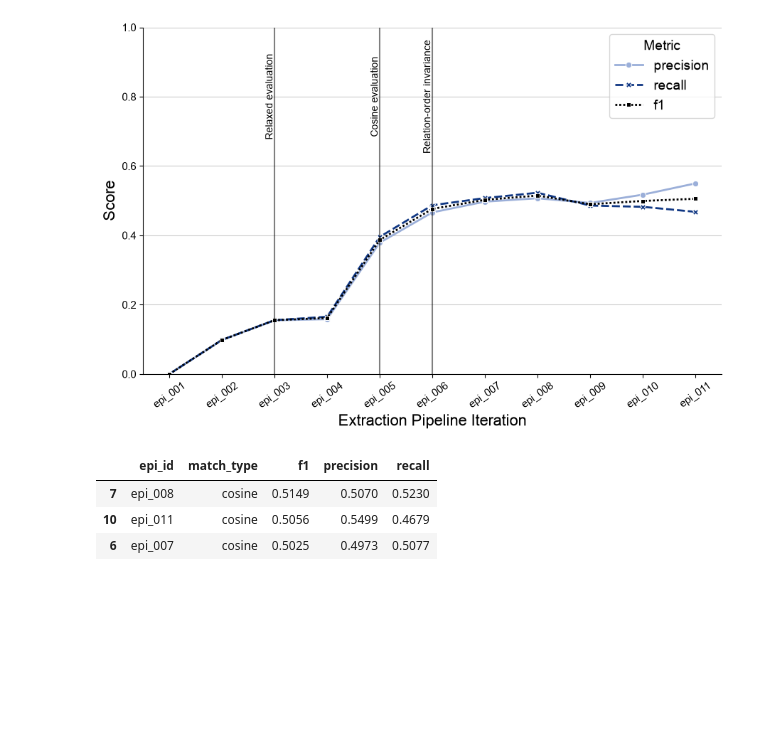
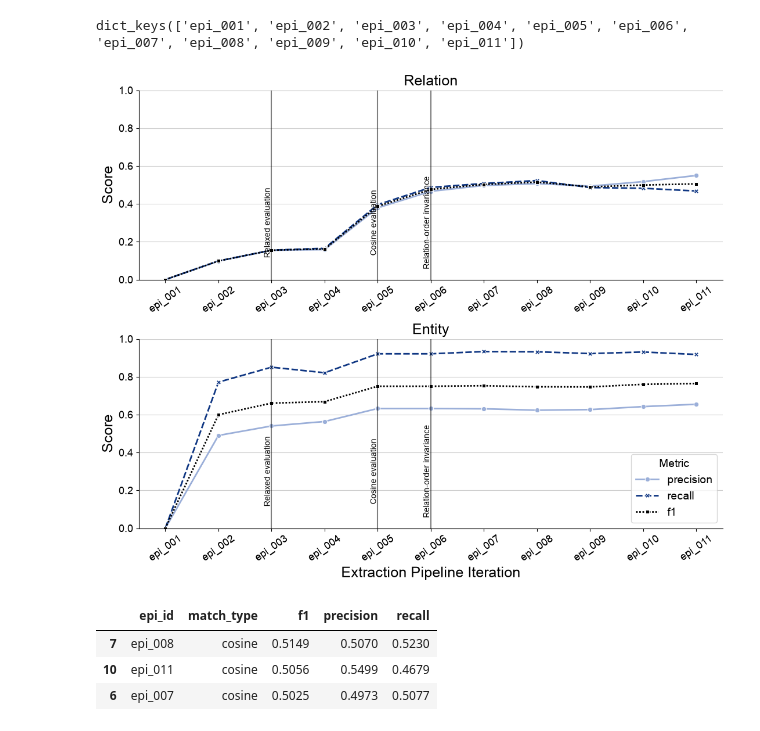
Before and after one commit to wesroots/biomedical_kg_thesis, a Jupyter notebook: src/experiments/dev_analysis.ipynb, the cells around one changed output. Drawn from its saved outputs; the diff is of its cells as text; code cells hidden in the pictures; blank space fills up the shorter version.

```diff
--- a/src/experiments/dev_analysis.ipynb
+++ b/src/experiments/dev_analysis.ipynb
@@ -100,49 +16,6 @@ fig.tight_layout()
-# %%
-plt.rcParams["font.family"] = "arial"
-
-MATCH_ORDER = ["strict", "relaxed", "cosine"]
-
-relation_df = build_long_df(metrics, category="relation")
-
-fig, ax = plt.subplots(figsize=(9, 6))
-
-ax = sns.lineplot(
-    data=relation_df,
-    x="epi_id",
-    y="value",
-    hue="metric",
-    style="metric",
-    markers=True,
-    dashes=True,
-    linewidth=2,
-    palette=["#9bafd9", "#103783", "#000000"]
-)
-
-for spine in ("top", "right"):
-    ax.spines[spine].set_visible(False)
-
-ax.grid(axis="y", color="black", alpha=0.2)
-
-ax.set_ylabel("Score", fontsize=16)
-ax.set_xlabel("Extraction Pipeline Iteration", fontsize=16)
-ax.tick_params(labelrotation=35, axis="x")
-ax.tick_params(labelsize=11)
-ax.set_ylim(0, 1)
-
-for id, label in zip(("003",  "005", "006"), ("Relaxed evaluation", "Cosine evaluation", "Relation-order invariance")):
-    ax.axvline(f"epi_{id}", color="black", alpha=0.5)
-
-    ax.text(
-        f"epi_{id}",
-        0.8,
-        label,
-        transform=ax.get_xaxis_transform(),
-        rotation=90,
-        ha="right",
-        va="center"
-    )
-
-plt.legend(title="Metric", title_fontsize=14, fontsize=14)
-fig.tight_layout()
-# %% [output]
-[figure, removed]
+# %%
+metrics = dev.load_metrics()
+# %%
+metrics.keys()
+# %% [output]
+dict_keys(['epi_001', 'epi_002', 'epi_003', 'epi_004', 'epi_005', 'epi_006', 'epi_007', 'epi_008', 'epi_009', 'epi_010', 'epi_011'])
@@ -149,3 +24,11 @@ fig.tight_layout()
+# %%
+import dev_analysis
+importlib.reload(dev)
+import dev_analysis as dev
+
+dev.plot_performance_line(metrics, save=True)
+# %% [output]
+[figure, added]
 # %%
 wide_relation_df = relation_df.pivot(
     index=['epi_id', 'match_type'],
```
Also changed, not shown: parts of 5 cells of this notebook, 16 other files.
